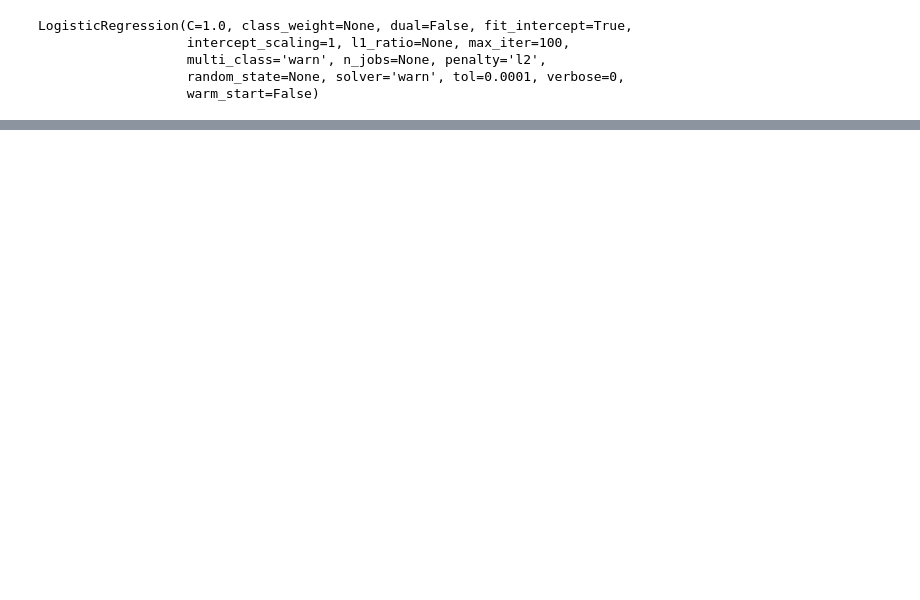
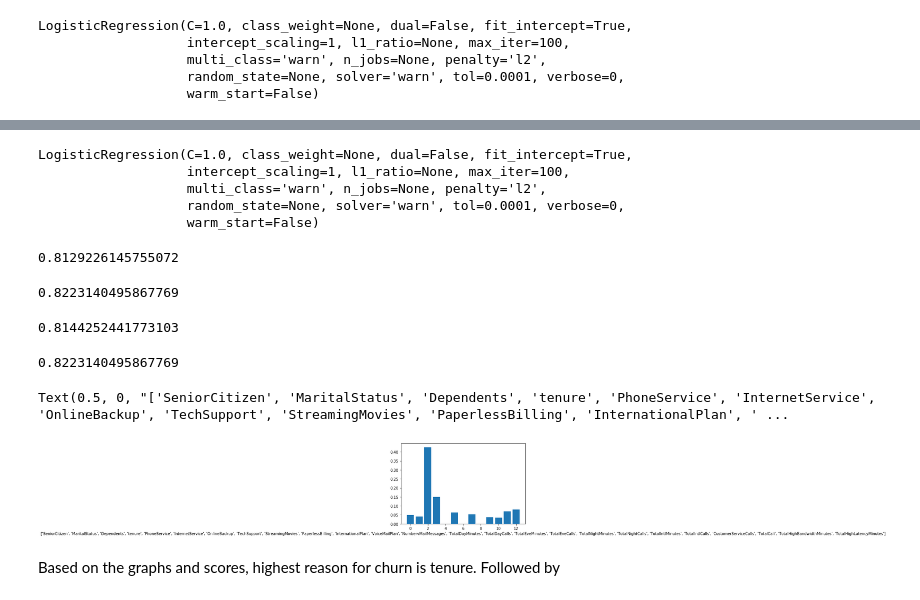
Before and after one commit to joseh4/dc-ds-010620, a Jupyter notebook: module-5/dc-ds-classification-case-study/half-day-lab.ipynb, the cells around one changed output, grey strips where cells are left out. Cells and saved outputs as stored; diff of their text form; code cells hidden in the pictures; blank space fills up the shorter version.

```diff
--- a/module-5/dc-ds-classification-case-study/half-day-lab.ipynb
+++ b/module-5/dc-ds-classification-case-study/half-day-lab.ipynb
@@ -271,0 +425,8 @@ categorical.join(X_train)
+# %%
+lr.fit(X_train,y_train)
+# %% [output]
+LogisticRegression(C=1.0, class_weight=None, dual=False, fit_intercept=True,
+                   intercept_scaling=1, l1_ratio=None, max_iter=100,
+                   multi_class='warn', n_jobs=None, penalty='l2',
+                   random_state=None, solver='warn', tol=0.0001, verbose=0,
+                   warm_start=False)
@@ -271,0 +435,30 @@ categorical.join(X_train)
+# %%
+# LogisticRegression on dropped features
+
+lr.score(X_train, y_train)
+# %% [output]
+0.8129226145755072
+# %%
+gbc.fit(X_train, y_train)
+gbc.score(X_train, y_train)
+# %% [output]
+0.8223140495867769
+# %%
+abc.fit(X_train, y_train)
+abc.score(X_train, y_train)
+# %% [output]
+0.8144252441773103
+# %%
+xc.fit(X_train, y_train)
+xc.score(X_train, y_train)
+# %% [output]
+0.8223140495867769
+# %%
+names = [Xi for Xi in X.columns]
+plt.bar(range(len(xc.feature_importances_)), xc.feature_importances_)
+plt.xlabel(names)
+# %% [output]
+Text(0.5, 0, "['SeniorCitizen', 'MaritalStatus', 'Dependents', 'tenure', 'PhoneService', 'InternetService', 'OnlineBackup', 'TechSupport', 'StreamingMovies', 'PaperlessBilling', 'InternationalPlan', ' ...
+[figure, added]
+# %% [markdown]
+Based on the graphs and scores, highest reason for churn is tenure. Followed by
```
Also changed, not shown: parts of 48 cells of this notebook, 12 other files.
